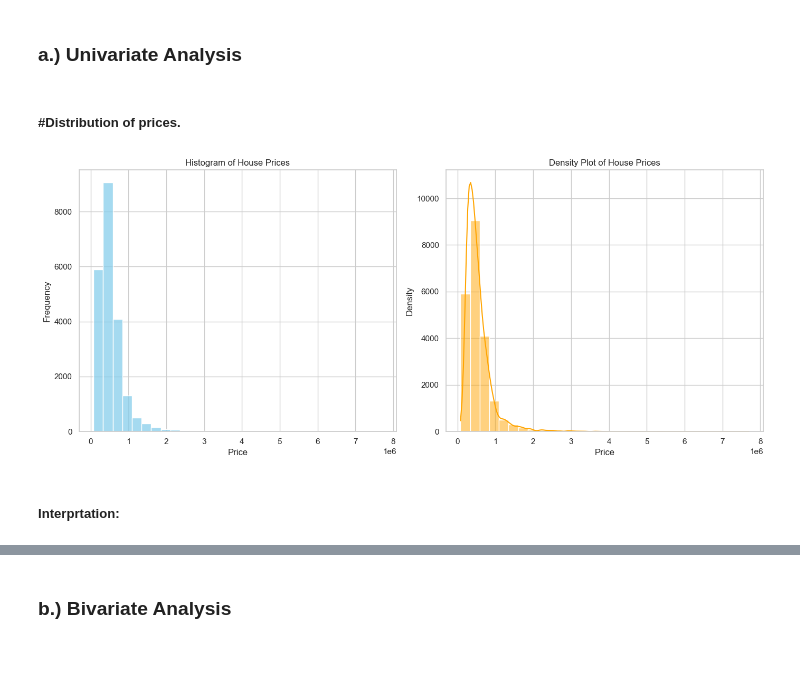
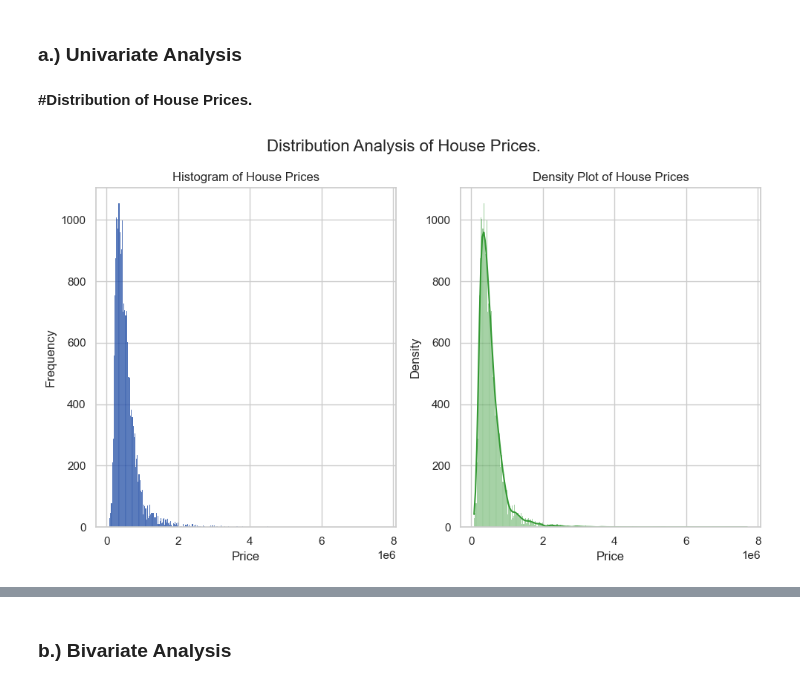
Before and after one commit to winnycodegurl/dsc-phase-2-projectgroup4, a Jupyter notebook: student.ipynb, the cells around one changed output, grey strips where cells are left out. Drawn from its saved outputs; the diff is of its cells as text; code cells hidden in the pictures; blank space fills up the shorter version.

```diff
--- a/student.ipynb
+++ b/student.ipynb
@@ -292,20 +393,6 @@ This approach avoids any ordinal implications that could mislead the model.
 # %%
-# A)Handle missing values
-# For categorical data, impute missing values with mode or specific marker
-waterfront_mode = housing_data['waterfront'].mode()[0]
-view_mode = housing_data['view'].mode()[0]
-
-housing_data['waterfront'].fillna(waterfront_mode, inplace=True)
-housing_data['view'].fillna(view_mode, inplace=True)
-housing_data['yr_renovated'].fillna(0, inplace=True)  # Assuming no renovation if NaN
-
-
-# B) Convert data types
 from datetime import datetime
 
 housing_data['date'] = pd.to_datetime(housing_data['date'])
 housing_data['sqft_basement'] = pd.to_numeric(housing_data['sqft_basement'], errors='coerce')  # Convert to numeric, coerce errors
 housing_data['sqft_basement'].fillna(0, inplace=True)  # Assuming no basement if NaN or non-numeric
-
-# Check transformations
-housing_data.info(), housing_data[['waterfront', 'view', 'yr_renovated', 'date', 'sqft_basement']].head()
@@ -392,0 +399,3 @@ The categorical variables have been successfully encoded using one-hot encoding.
+# %%
+# Change waterfront to integer
+housing_data['waterfront'] = housing_data['waterfront'].apply(lambda x: 0 if x == 'NO' else 1)
@@ -392,0 +415,4 @@ The categorical variables have been successfully encoded using one-hot encoding.
+# %%
+# Convert grade and condition into representative numbers for easier Exploratory analysis.
+housing_data['condition'] = housing_data['condition'].map({'Poor': 1,'Fair': 2,'Average': 3,'Good': 4,'Very Good': 5}).astype(float)
+housing_data['grade'] = housing_data['grade'].map({'3 Poor': 1,'4 Low': 2,'5 Fair': 3,'6 Low Average': 4,'7 Average': 5,'8 Good': 6,'9 Better': 7,'10 Very Good': 8,'11 Excellent': 9,'12 Luxury': 10,'13 Mansion': 11}).astype(float)
@@ -409,15 +464,15 @@ from datetime import datetime
 current_year = datetime.now().year
 
 # Feature Engineering
-housing_data_encoded['house_age'] = current_year - housing_data_encoded['yr_built']
-housing_data_encoded['renovation_age'] = housing_data_encoded.apply(
+housing_data['house_age'] = current_year - housing_data['yr_built']
+housing_data['renovation_age'] = housing_data.apply(
     lambda x: 0 if x['yr_renovated'] == 0 else current_year - x['yr_renovated'], axis=1
 )
-housing_data_encoded['total_sqft'] = housing_data_encoded['sqft_living'] + housing_data_encoded['sqft_lot'] + \
-                                     housing_data_encoded['sqft_above'] + housing_data_encoded['sqft_basement']
+housing_data['total_sqft'] = housing_data['sqft_living'] + housing_data['sqft_lot'] + \
+                                     housing_data['sqft_above'] + housing_data['sqft_basement']
 
 # Display the new features
-housing_data_encoded[['house_age', 'renovation_age', 'total_sqft']].head()
+housing_data[['house_age', 'renovation_age', 'total_sqft']].head()
 # %% [output]
 |  | house_age | renovation_age | total_sqft |
 | 0 | 69 | 0.0 | 8010.0 |
@@ -472,34 +526,33 @@ Next is EDA; Exploratory Data Analysis is a crucial step in data analysis. This
 # %% [markdown]
 ### a.) Univariate Analysis
 # %% [markdown]
-##### #Distribution of prices.
+**#Distribution of House Prices.**
 # %%
-
-
 # Set the style for seaborn
 sns.set_style("whitegrid")
 
 # Create subplots
-fig, axes = plt.subplots(nrows=1, ncols=2, figsize=(14, 6))
+fig, axes = plt.subplots(nrows=1, ncols=2, figsize=(10, 6))
 
 # Histogram
-sns.histplot(housing_data_encoded['price'], bins=30, kde=False, color='skyblue', ax=axes[0])
+sns.histplot(housing_data['price'], bins="auto", kde=False, color='#003399', ax=axes[0])
 axes[0].set_title('Histogram of House Prices')
 axes[0].set_xlabel('Price')
 axes[0].set_ylabel('Frequency')
 
 # Density Plot
-sns.histplot(housing_data_encoded['price'], bins=30, kde=True, color='orange', ax=axes[1])
+sns.histplot(housing_data['price'], bins="auto", kde=True, color='#339933', ax=axes[1])
 axes[1].set_title('Density Plot of House Prices')
 axes[1].set_xlabel('Price')
 axes[1].set_ylabel('Density')
+
+# A common title
+plt.suptitle('Distribution Analysis of House Prices.', fontsize=16)
 
 # Adjust layout
 plt.tight_layout()
 
 # Show plots
-plt.show()
+plt.show();
 # %% [output]
-[figure, old version]
+[figure, new version]
-# %% [markdown]
-##### Interprtation:
```
Also changed, not shown: parts of 56 cells of this notebook.
